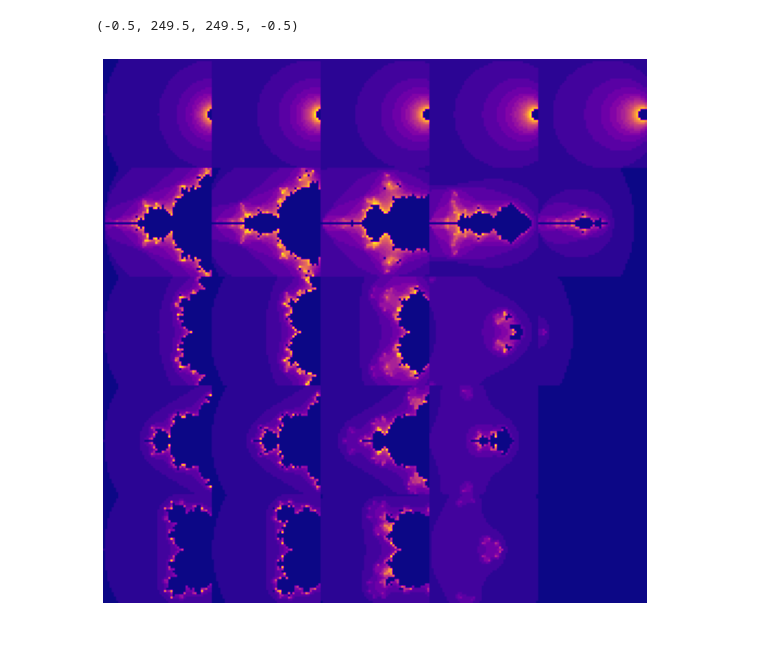
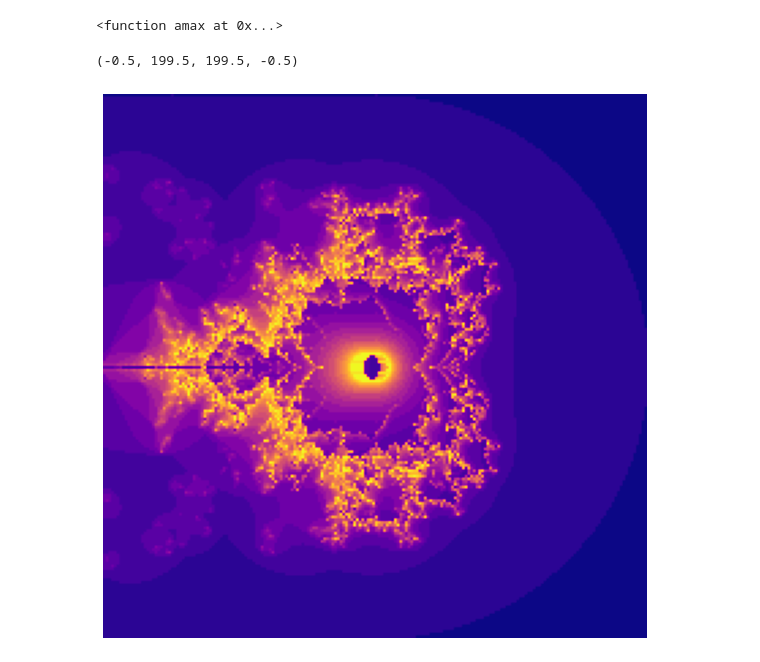
Before and after one commit to generic-github-user/fractals, a Jupyter notebook: fractals.ipynb, the cells around one changed output. Drawn from its saved outputs; the diff is of its cells as text; code cells hidden in the pictures.

Commit message:
add parameter to combine multiple axes into a single image

```diff
--- a/fractals.ipynb
+++ b/fractals.ipynb
@@ -8,7 +8,7 @@ def tile(ims, n, d):
     combined = np.concatenate(np.concatenate(ims, axis=2), axis=0)
     return combined
 
-def generate(z=0, d=2, b=2, n=20, o=(-1, -0.5), m=2, r=(100, 200)):
+def generate(z=0, d=2, b=2, n=20, o=(-0.5, -0.5), m=4, r=(100, 200)):
     canvas = np.zeros(r)
     for x, y in np.ndindex(canvas.shape):
         z_ = z
@@ -25,37 +25,43 @@ class FractalSet:
         self.fractals = []
 #         w = {a:b for (a, b) in kwargs.items() if type(b[0]) in [int, float]}
         w = {}
         self.fixed = {}
         for a, b in kwargs.items():
 #             if type(b[0]) in [int, float]:
 #             if len(b) == 3:
             if a not in 'r' and type(b) in [list, tuple]:
                 if len(b) == 2:
                     b.append(kwargs['q'])
                 w[a] = b
             elif a not in 'q':
                 self.fixed[a] = b
         self.mdims = [b[-1] for a, b in w.items()]
         self.params = product(*[np.linspace(*b) for a, b in w.items()])
 
-    def render(self):
+    def render(self, **kwargs):
         for p in self.params:
             self.fractals.append(generate(*p, **self.fixed))
-        composite = tile(self.fractals, self.mdims, self.fixed['r'])
+        composite = self.fractals
+        if 'axes' in kwargs:
+            print(kwargs['axes'][0])
+            composite = kwargs['axes'][0](self.fractals, axis=0)
+            self.mdims = [1, 1]
+        composite = tile(composite, self.mdims, self.fixed['r'])
         return composite
 
-    def __call__(self):
-        return self.render()
+    def __call__(self, **kwargs):
+        return self.render(**kwargs)
 
 # f = generate(r=(200, 400), b=1000, n=30)
-f = FractalSet(z=[0, 1.5], d=[1, 5], r=[50, 50], q=5)()
+f = FractalSet(z=[0, 1.5], d=[1, 5], r=[200]*2, q=5)(axes=[np.max])
 fig = plt.figure(figsize=(10, 10))
 ax = fig.add_subplot()
 ax.imshow(f, cmap='plasma')
 plt.axis('off')
 # list or dict for params?
 
 # TODO: multicolored fractals
 # %% [output]
-(-0.5, 249.5, 249.5, -0.5)
+<function amax at 0x...>
+(-0.5, 199.5, 199.5, -0.5)
-[figure, old version]
+[figure, new version]
```
